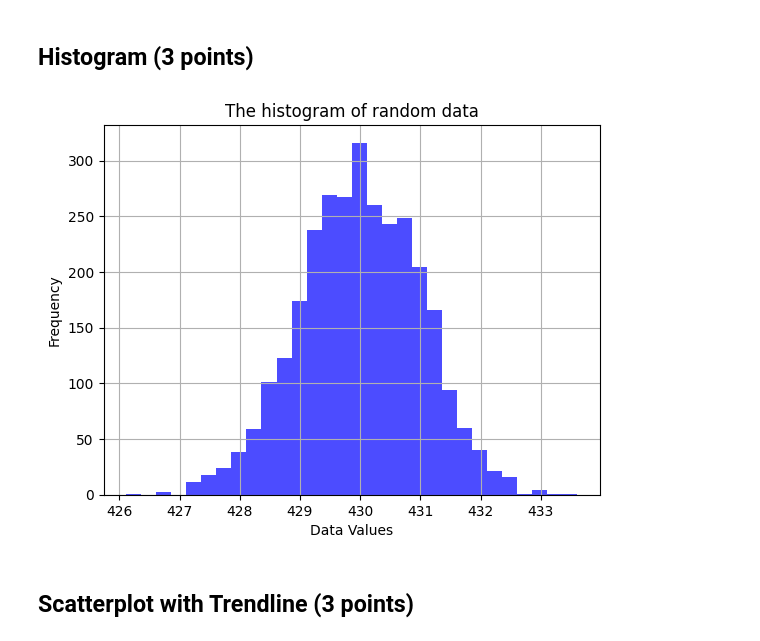
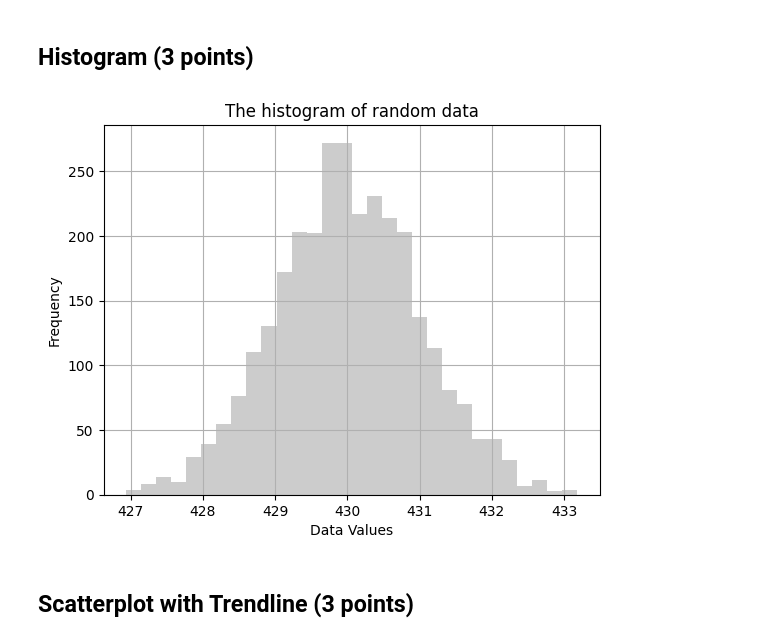
Before and after one commit to sushigva/Foundations-of-Data-Science-Repo, a Jupyter notebook: homework/week-12.ipynb, the cells around one changed output. Cells and saved outputs as stored; diff of their text form; code cells hidden in the pictures.

```diff
--- a/homework/week-12.ipynb
+++ b/homework/week-12.ipynb
@@ -34,19 +34,19 @@ n = 430 + np.random.randn(3000)
 # %%
 import matplotlib.pyplot as plt
 import numpy as np
 
 # the random data
 n = 430 + np.random.randn(3000)
 
 # making histogram
-plt.hist(n, bins=30, color='blue', alpha=0.7)
+plt.hist(n, bins=30, color='black', alpha=0.2)
 plt.xlabel('Data Values')
 plt.ylabel('Frequency')
 plt.title('The histogram of random data')
 plt.grid(True)
 plt.show()
 # %% [output]
-[figure, old version]
+[figure, new version]
 # %% [markdown]
 ## Scatterplot with Trendline (3 points)
 # %%
```
